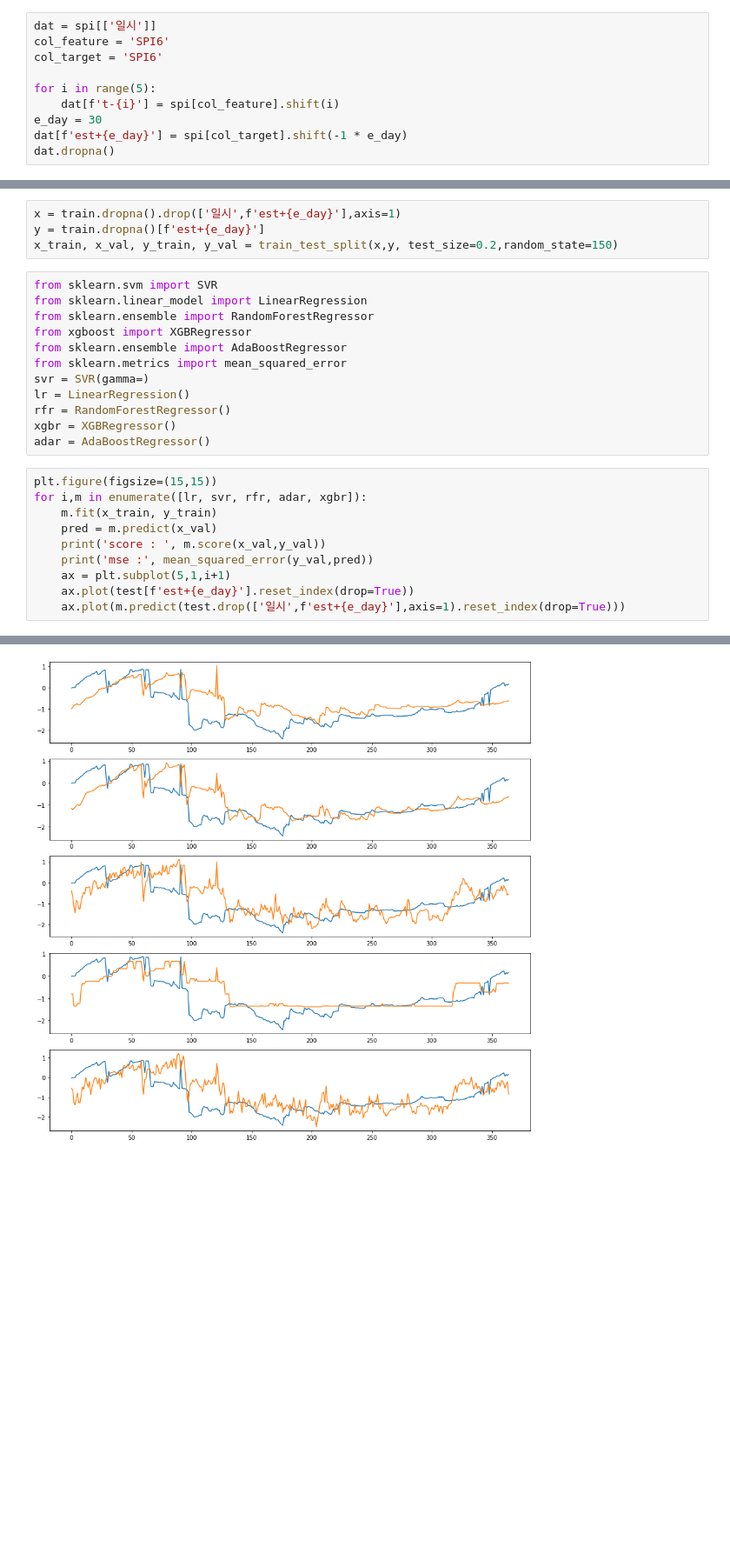
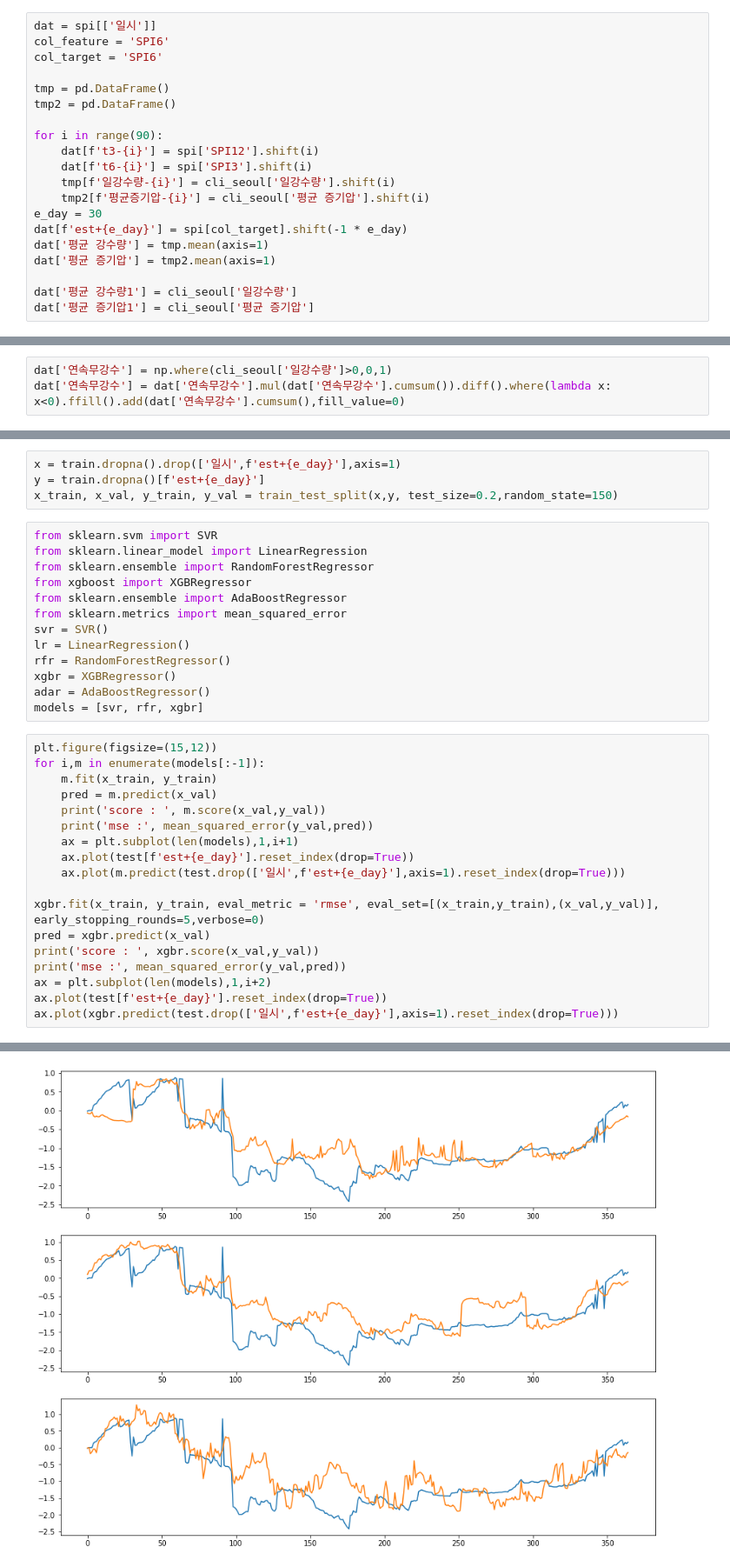
Before and after one commit to zeusryu0/kdt4_project, a Jupyter notebook: project2/code/가뭄모델-Regression.ipynb, the cells around one changed output, grey strips where cells are left out. Shown: that part at 87% size. Cells and saved outputs as stored; diff of their text form; blank space fills up the shorter version.

```diff
--- a/project2/code/가뭄모델-Regression.ipynb
+++ b/project2/code/가뭄모델-Regression.ipynb
@@ -333,8 +333,18 @@ dat = spi[['일시']]
 col_feature = 'SPI6'
 col_target = 'SPI6'
 
-for i in range(5):
-    dat[f't-{i}'] = spi[col_feature].shift(i)
+tmp = pd.DataFrame()
+tmp2 = pd.DataFrame()
+
+for i in range(90):
+    dat[f't3-{i}'] = spi['SPI12'].shift(i)
+    dat[f't6-{i}'] = spi['SPI3'].shift(i)
+    tmp[f'일강수량-{i}'] = cli_seoul['일강수량'].shift(i)
+    tmp2[f'평균증기압-{i}'] = cli_seoul['평균 증기압'].shift(i)
 e_day = 30
 dat[f'est+{e_day}'] = spi[col_target].shift(-1 * e_day)
-dat.dropna()
+dat['평균 강수량'] = tmp.mean(axis=1)
+dat['평균 증기압'] = tmp2.mean(axis=1)
+
+dat['평균 강수량1'] = cli_seoul['일강수량']
+dat['평균 증기압1'] = cli_seoul['평균 증기압']
@@ -354,0 +351,3 @@ dat.dropna()
+# %%
+dat['연속무강수'] = np.where(cli_seoul['일강수량']>0,0,1)
+dat['연속무강수'] = dat['연속무강수'].mul(dat['연속무강수'].cumsum()).diff().where(lambda x: x<0).ffill().add(dat['연속무강수'].cumsum(),fill_value=0)
@@ -381,19 +396,28 @@ from sklearn.ensemble import RandomForestRegressor
 from xgboost import XGBRegressor
 from sklearn.ensemble import AdaBoostRegressor
 from sklearn.metrics import mean_squared_error
-svr = SVR(gamma=)
+svr = SVR()
 lr = LinearRegression()
 rfr = RandomForestRegressor()
 xgbr = XGBRegressor()
 adar = AdaBoostRegressor()
+models = [svr, rfr, xgbr]
 # %%
-plt.figure(figsize=(15,15))
-for i,m in enumerate([lr, svr, rfr, adar, xgbr]):
+plt.figure(figsize=(15,12))
+for i,m in enumerate(models[:-1]):
     m.fit(x_train, y_train)
     pred = m.predict(x_val)
     print('score : ', m.score(x_val,y_val))
     print('mse :', mean_squared_error(y_val,pred))
-    ax = plt.subplot(5,1,i+1)
+    ax = plt.subplot(len(models),1,i+1)
     ax.plot(test[f'est+{e_day}'].reset_index(drop=True))
     ax.plot(m.predict(test.drop(['일시',f'est+{e_day}'],axis=1).reset_index(drop=True)))
+
+xgbr.fit(x_train, y_train, eval_metric = 'rmse', eval_set=[(x_train,y_train),(x_val,y_val)], early_stopping_rounds=5,verbose=0)
+pred = xgbr.predict(x_val)
+print('score : ', xgbr.score(x_val,y_val))
+print('mse :', mean_squared_error(y_val,pred))
+ax = plt.subplot(len(models),1,i+2)
+ax.plot(test[f'est+{e_day}'].reset_index(drop=True))
+ax.plot(xgbr.predict(test.drop(['일시',f'est+{e_day}'],axis=1).reset_index(drop=True)))
 # %% [output]
@@ -410 +431 @@ mse : 0.5208211788730184
-[figure, old version]
+[figure, new version]
```
Also changed, not shown: parts of 4 cells of this notebook, 5 other files.
